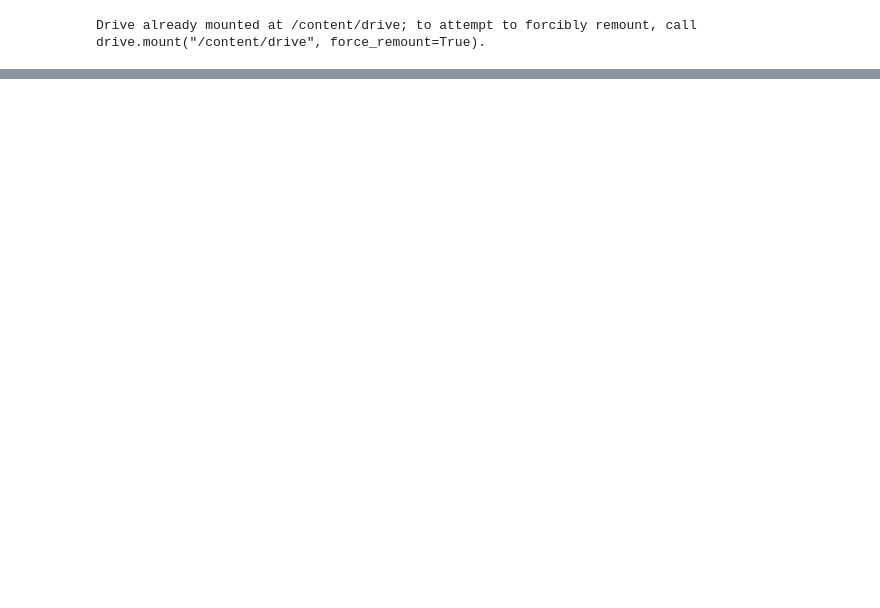
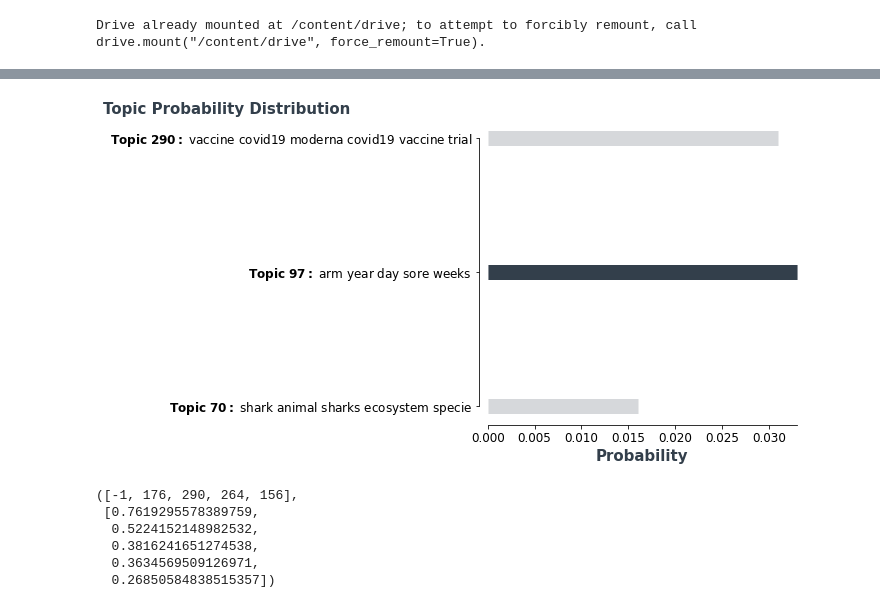
Before and after one commit to zain711/dcipher, a Jupyter notebook: vaccines.ipynb, the cells around one changed output, grey strips where cells are left out. Saved outputs shown, nothing was run; the diff lists cells and outputs as text; code cells hidden in the pictures; blank space fills up the shorter version.

```diff
--- a/vaccines.ipynb
+++ b/vaccines.ipynb
@@ -200,0 +241,2 @@ my_model = BERTopic.load("my_model")
+# %%
+oh = BERTopic.load('/content/drive/My Drive/word2vec_tokenmodel50topic')
@@ -200,0 +296,4 @@ my_model = BERTopic.load("my_model")
+# %%
+bestf = BERTopic.load('/content/drive/My Drive/fasttext_10_ng2')
+topf = np.load('/content/drive/My Drive/array_topics_ft10.npy')
+prof = np.load('/content/drive/My Drive/array_probabilities_ft10.npy')
@@ -200,0 +309,13 @@ my_model = BERTopic.load("my_model")
+# %%
+bestf.visualize_distribution(prof[3])
+# %% [output]
+[figure, added]
+# %%
+bestf.find_topics("covid")
+# %% [output]
+([-1, 176, 290, 264, 156],
+ [0.7619295578389759,
+  0.5224152148982532,
+  0.3816241651274538,
+  0.3634569509126971,
+  0.26850584838515357])
```
Also changed, not shown: parts of 84 cells of this notebook.
